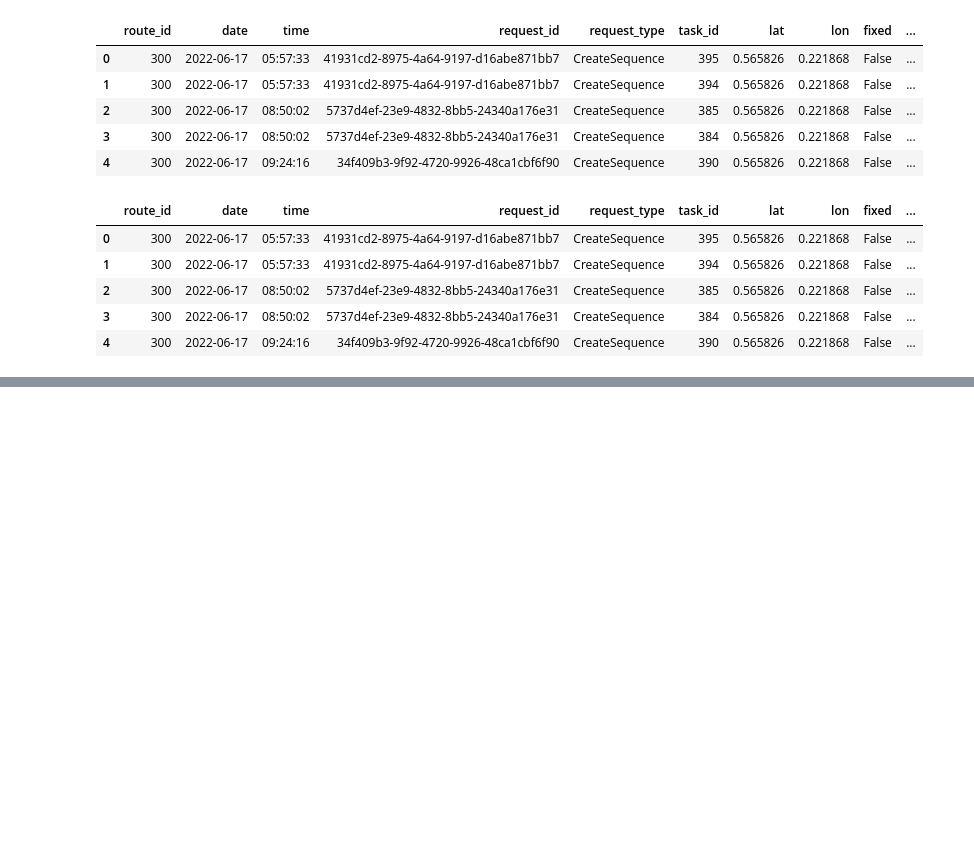
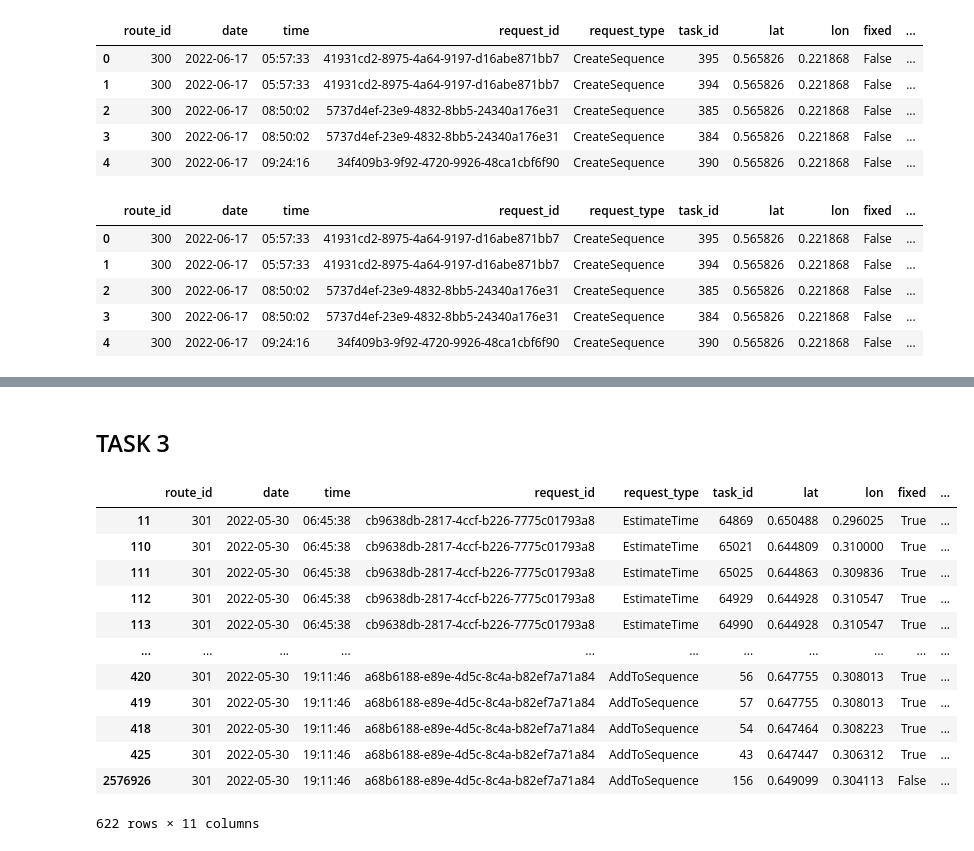
Before and after one commit to kristofopero-lgtm/learning-driver-preferences, a Jupyter notebook: notebooks/analysis._mmylle.ipynb, the cells around one changed output, grey strips where cells are left out. Drawn from its saved outputs; the diff is of its cells as text; code cells hidden in the pictures; blank space fills up the shorter version.

```diff
--- a/notebooks/analysis._mmylle.ipynb
+++ b/notebooks/analysis._mmylle.ipynb
@@ -53,0 +124,25 @@ newdf.head(50)
+# %% [markdown]
+## TASK 3
+# %%
+filtered_df = newdf[
+    (df["date"] == "2022-05-30") &
+    (df["route_id"] == "301")
+]
+##41931cd2-8975-4a64-9197-d16abe871bb7
+filtered_df = filtered_df.sort_values(by="time")
+
+filtered_df
+# %% [output]
+|  | route_id | date | time | request_id | request_type | task_id | lat | lon | fixed | ... |
+| 11 | 301 | 2022-05-30 | 06:45:38 | cb9638db-2817-4ccf-b226-7775c01793a8 | EstimateTime | 64869 | 0.650488 | 0.296025 | True | ... |
+| 110 | 301 | 2022-05-30 | 06:45:38 | cb9638db-2817-4ccf-b226-7775c01793a8 | EstimateTime | 65021 | 0.644809 | 0.310000 | True | ... |
+| 111 | 301 | 2022-05-30 | 06:45:38 | cb9638db-2817-4ccf-b226-7775c01793a8 | EstimateTime | 65025 | 0.644863 | 0.309836 | True | ... |
+| 112 | 301 | 2022-05-30 | 06:45:38 | cb9638db-2817-4ccf-b226-7775c01793a8 | EstimateTime | 64929 | 0.644928 | 0.310547 | True | ... |
+| 113 | 301 | 2022-05-30 | 06:45:38 | cb9638db-2817-4ccf-b226-7775c01793a8 | EstimateTime | 64990 | 0.644928 | 0.310547 | True | ... |
+| ... | ... | ... | ... | ... | ... | ... | ... | ... | ... | ... |
+| 420 | 301 | 2022-05-30 | 19:11:46 | a68b6188-e89e-4d5c-8c4a-b82ef7a71a84 | AddToSequence | 56 | 0.647755 | 0.308013 | True | ... |
+| 419 | 301 | 2022-05-30 | 19:11:46 | a68b6188-e89e-4d5c-8c4a-b82ef7a71a84 | AddToSequence | 57 | 0.647755 | 0.308013 | True | ... |
+| 418 | 301 | 2022-05-30 | 19:11:46 | a68b6188-e89e-4d5c-8c4a-b82ef7a71a84 | AddToSequence | 54 | 0.647464 | 0.308223 | True | ... |
+| 425 | 301 | 2022-05-30 | 19:11:46 | a68b6188-e89e-4d5c-8c4a-b82ef7a71a84 | AddToSequence | 43 | 0.647447 | 0.306312 | True | ... |
+| 2576926 | 301 | 2022-05-30 | 19:11:46 | a68b6188-e89e-4d5c-8c4a-b82ef7a71a84 | AddToSequence | 156 | 0.649099 | 0.304113 | False | ... |
+622 rows × 11 columns
```
Also changed, not shown: parts of 12 cells of this notebook, 2 other files.
